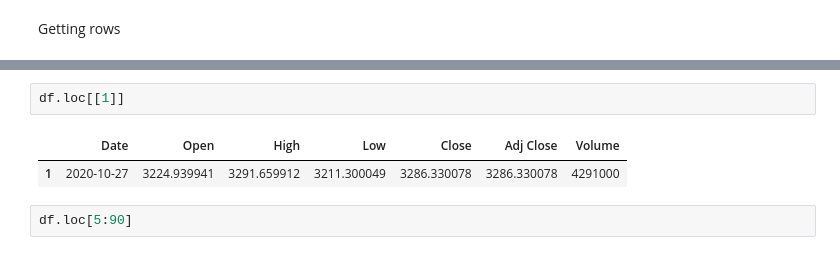
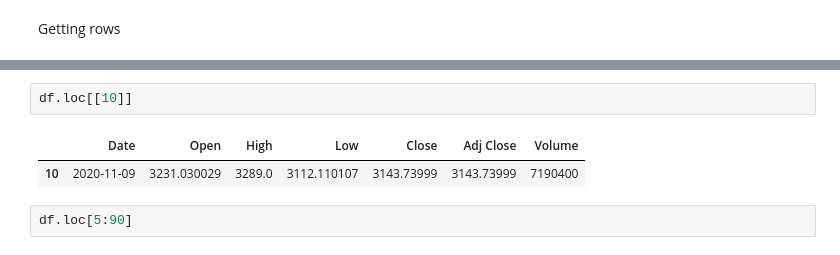
Before and after one commit to geraldelorm/tlc-DS, a Jupyter notebook: DataScienceIntro.ipynb, the cells around one changed output, grey strips where cells are left out. Saved outputs shown, nothing was run; the diff lists cells and outputs as text.

```diff
--- a/DataScienceIntro.ipynb
+++ b/DataScienceIntro.ipynb
@@ -331,10 +351,10 @@ Adj Close                3286.33
 Volume                   4291000
 Name: 1, dtype: object
 # %%
-df.loc[[1]]
+df.loc[[10]]
 # %% [output]
 |  | Date | Open | High | Low | Close | Adj Close | Volume |
-| 1 | 2020-10-27 | 3224.939941 | 3291.659912 | 3211.300049 | 3286.330078 | 3286.330078 | 4291000 |
+| 10 | 2020-11-09 | 3231.030029 | 3289.0 | 3112.110107 | 3143.73999 | 3143.73999 | 7190400 |
 # %%
 df.loc[5:90]
 # %% [output]
```
Also changed, not shown: parts of 15 cells of this notebook, 5 other files.
